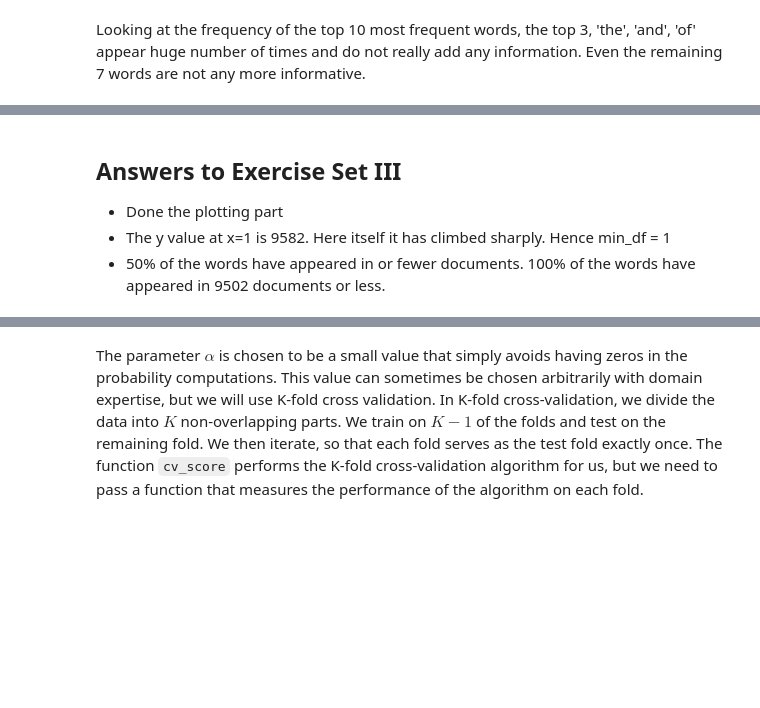
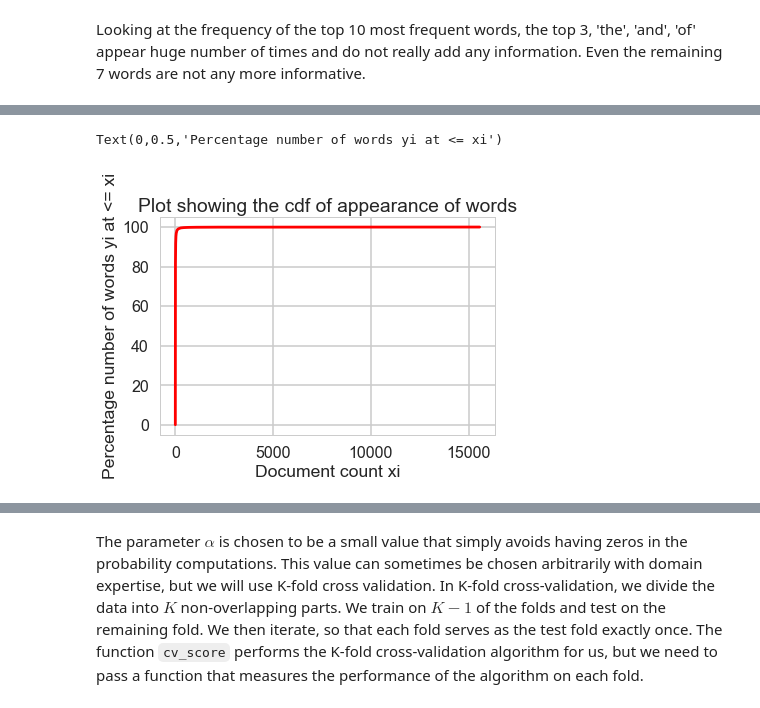
Before and after one commit to aparnack/data_science, a Jupyter notebook: exercises/naive_bayes/Mini_Project_Naive_Bayes.ipynb, the cells around one changed output, grey strips where cells are left out. Drawn from its saved outputs; the diff is of its cells as text; code cells hidden in the pictures; blank space fills up the shorter version.

```diff
--- a/exercises/naive_bayes/Mini_Project_Naive_Bayes.ipynb
+++ b/exercises/naive_bayes/Mini_Project_Naive_Bayes.ipynb
@@ -407,14 +405,14 @@ vv_sorted.head(10)
 Looking at the frequency of the top 10 most frequent words, the top 3, 'the', 'and', 'of' appear huge number of times and do not really add any information. Even the remaining 7 words are not any more informative.
 # %%
 val = pd.Series(cnt)
-xi = list(val.index)
+xi = np.array(val.index)
 num_words_less_than_x = list(val)
+xi_new = range(X1.shape[0])
+num_words_new = np.zeros(X1.shape[0])
+num_words_new[xi] = val
 # %%
-yi = np.cumsum(num_words_less_than_x)
-print("First few value pairs, before taking percentage: ",(xi[0],yi[0]),(xi[1],yi[1]),(xi[2],yi[2]))
-print("Last few value pairs, before taking percentage: ",(xi[-3],yi[-3]),(xi[-2],yi[-2]),(xi[-1],yi[-1]))
+yi = np.cumsum(num_words_new)
+print("First few value pairs, before taking percentage: ",(xi_new[0],yi[0]),(xi_new[1],yi[1]),(xi_new[2],yi[2]))
+print("Last few value pairs, before taking percentage: ",(xi_new[-3],yi[-3]),(xi_new[-2],yi[-2]),(xi_new[-1],yi[-1]))
 yi = yi*100/float(yi.max())
-max_df = np.sum(xi[:294])/np.sum(xi)
-print(max_df)
-yi[10]
 # %% [output]
@@ -443,5 +421,8 @@ Text(0,0.5,'yd value')
-# %% [markdown]
-## Answers to Exercise Set III
-+ Done the plotting part
-+ The y value at x=1 is 9582. Here itself it has climbed sharply. Hence min_df = 1
-+ 50% of the words have appeared in  or fewer documents. 100% of the words have appeared in 9502 documents or less.
+# %%
+plt.plot(xi_new,yi,'red')
+plt.title('Plot showing the cdf of appearance of words')
+plt.xlabel('Document count xi')
+plt.ylabel('Percentage number of words yi at <= xi')
+# %% [output]
+Text(0,0.5,'Percentage number of words yi at <= xi')
+[figure, added]
```
Also changed, not shown: parts of 25 cells of this notebook.
